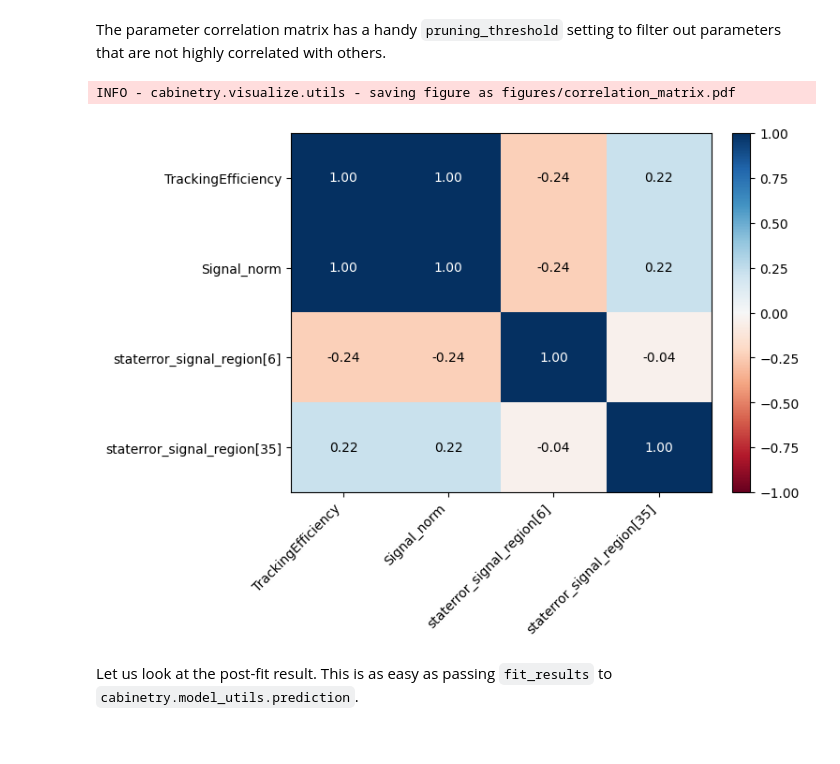
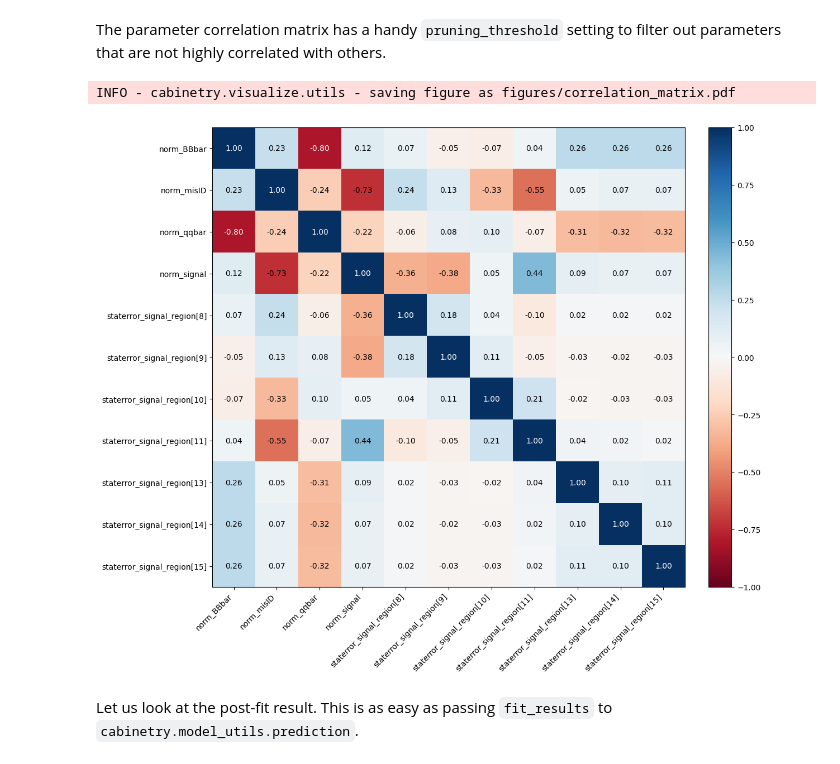
Before and after one commit to lorenzennio/pyhf-tutorial, a Jupyter notebook: 03_B_to_K_pi.ipynb, the cells around one changed output. Drawn from its saved outputs; the diff is of its cells as text; code cells hidden in the pictures.

Commit message:
changed to new ntuples and updated tracking systematics

```diff
--- a/03_B_to_K_pi.ipynb
+++ b/03_B_to_K_pi.ipynb
@@ -28,12 +26,12 @@ First, we give our measurement a name, denife a parameter of interest (POI), and
 # %%
 cabinetry.set_logging()
 
-BASE = Path('/home/belle/zhangboy/Summer_workshop_2023')
+BASE = Path('/home/belle/zhangboy/Summer_workshop_2023/Ntuples')
 
 config = {
    "General":{
       "Measurement": "B2Kpi0",
-      "POI": "Signal_norm",
+      "POI": "norm_signal",
       "InputPath": str(BASE / "{SamplePath}"), # wildcard for samples
       "HistogramFolder": "histograms/"
 
@@ -85,14 +104,26 @@ Then we can add some other systematics.
 config.update({
    "NormFactors":[
       {
-         "Name": "Signal_norm",
-         "Samples": "Signal",    # we want this parameter to scale the signal
+         "Name": "norm_signal",
+         "Samples": "signal",    # we want this parameter to scale the signal
          "Nominal": 1,
          "Bounds": [-5, 10]
       },
-        {
-         "Name": "qqbar_norm",
-         "Samples": "qqbar",    # we want this parameter to scale the misID
+      {
+         "Name": "norm_qqbar",
+         "Samples": "qqbar",
+         "Nominal": 1,
+         "Bounds": [-5, 10]
+      },
+      {
+         "Name": "norm_BBbar",
+         "Samples": "BBbar",
+         "Nominal": 1,
+         "Bounds": [-5, 10]
+      },
+      {
+         "Name": "norm_misID",
+         "Samples": "misID",
          "Nominal": 1,
          "Bounds": [-5, 10]
       }
@@ -167,14 +220,0 @@ The `NormPlusShape` corresponds to a `histosys` modifier plus a `normsys` modifi
-# %%
-config.update({
-   "Systematics":[
-      {
-         "Name":"TrackingEfficiency",
-         "Up": {"SamplePath": "sig_test.root"},
-         "Down": {"Symmetrize": True},
-         "Samples": "Signal",
-         "Type": "NormPlusShape"
-      }
-   ],
-})
-
-cabinetry.templates.build(config, method="uproot")
@@ -418,5 +471,5 @@ array([1.02216422, 1.01961026, 0.42311191, 1.02629094, 0.98312767,
 # %%
-fit_results = cabinetry.fit.fit(model, data, init_pars=list(parameters))
+fit_results = cabinetry.fit.fit(model, data)
 # %% [output]
 INFO - cabinetry.fit - performing maximum likelihood fit
 INFO - cabinetry.fit - Migrad status:
@@ -468,10 +521,10 @@ INFO - cabinetry.visualize.utils - saving figure as figures/pulls.pdf
 # %% [markdown]
 The parameter correlation matrix has a handy `pruning_threshold` setting to filter out parameters that are not highly correlated with others.
 # %%
-cabinetry.visualize.correlation_matrix(fit_results, pruning_threshold=0.2)
+cabinetry.visualize.correlation_matrix(fit_results, pruning_threshold=0.3)
 # %% [output]
 INFO - cabinetry.visualize.utils - saving figure as figures/correlation_matrix.pdf
-[figure, old version]
+[figure, new version]
 # %% [markdown]
 Let us look at the post-fit result. This is as easy as passing `fit_results` to `cabinetry.model_utils.prediction`.
 # %%
```
Also changed, not shown: parts of 54 cells of this notebook.
